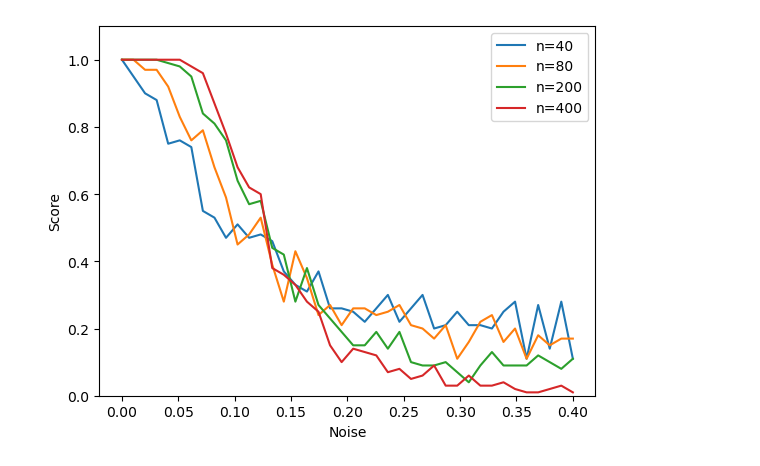
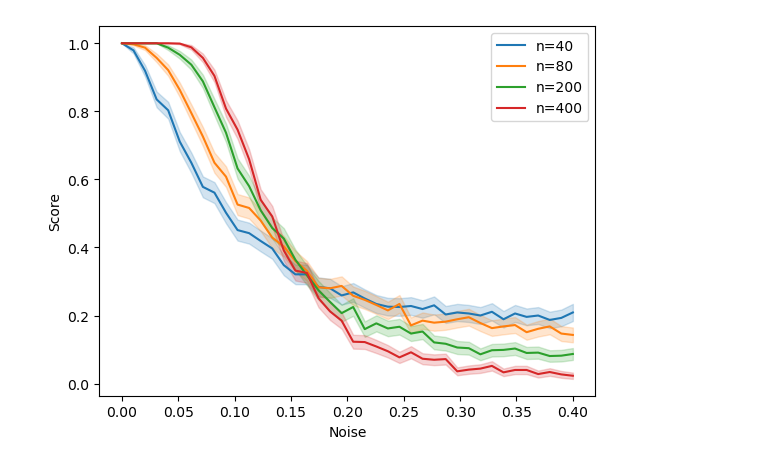
Before and after one commit to haimengzhao/qml-advantage, a Jupyter notebook: noisy_quantum.ipynb, the cells around one changed output. Drawn from its saved outputs; the diff is of its cells as text; code cells hidden in the pictures.

```diff
--- a/noisy_quantum.ipynb
+++ b/noisy_quantum.ipynb
@@ -11,21 +12,29 @@ for n in tqdm(n_list):
     res[n] = []
     for noise in np.linspace(0, 0.4, 40):
         qs = Quantum_Strategy(n, noise=noise)
-        data = qs.produce_data(100, progress_bar=False)
+        data = qs.produce_data(1000, progress_bar=False)
         check = qs.check_input_output(data['X'], data['Y'], flatten=False)
         score = np.mean(np.sum(check, axis=-1) > 0.8 * n)
-        std = np.std(check)
+        std = 1.96 * np.sqrt(score * (1 - score) / len(check)) # 95% confidence interval
         # print(f"noise: {noise:.2f}, score: {score:.2f}")
         res[n].append([noise, score, std])
     res[n] = np.array(res[n])
+# %%
+# convert dict key to string
+res = {str(k): v for k, v in res.items()}
+import orjson
+with open("noisy_quantum_model.json", "wb") as f:
+    f.write(orjson.dumps(res, option=orjson.OPT_SERIALIZE_NUMPY))
 # %%
-for n in n_list:
-    # plt.errorbar(res[n][:, 0], res[n][:, 1], yerr=res[n][:, 2], label=f"n={n}")
-    plt.plot(res[n][:, 0], res[n][:, 1], label=f"n={4 * n}")
+for i, n in enumerate(n_list):
+    # plt.errorbar(res[str(n)][:, 0], res[str(n)][:, 1], yerr=res[str(n)][:, 2]/10, label=f"n={4*n}", capsize=2)
+    plot_mean_std_shaded(res[str(n)][:, 0], res[str(n)][:, 1], res[str(n)][:, 2], color=f'C{i}', label=f"n={4*n}")
+    # plt.plot(res[n][:, 0], res[n][:, 1], label=f"n={4 * n}")
 plt.legend()
 plt.xlabel("Noise")
 plt.ylabel("Score")
-plt.ylim(0, 1.1)
+# plt.ylim(0, 1.1)
+# plt.yscale('log')
 plt.show()
 # %% [output]
-[figure, old version]
+[figure, new version]
```
Also changed, not shown: parts of 1 cell of this notebook, 4 other files.
